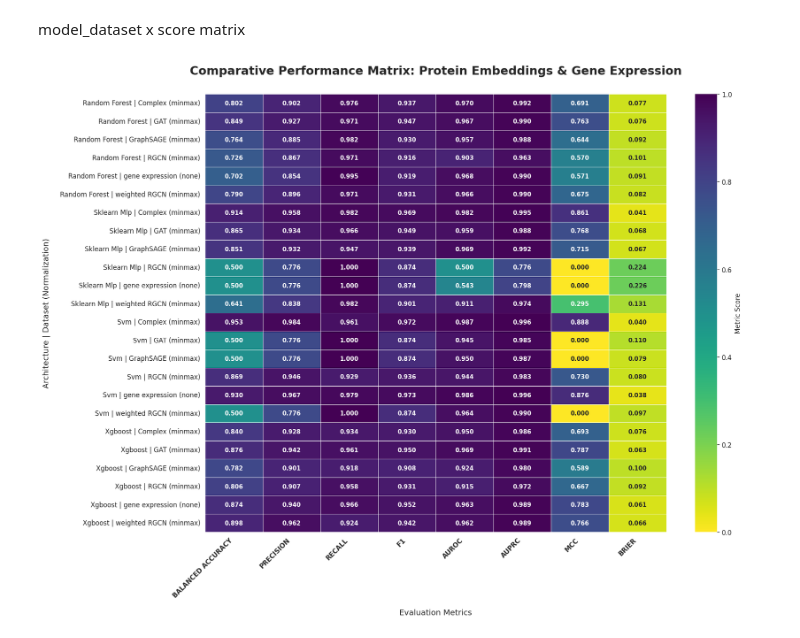
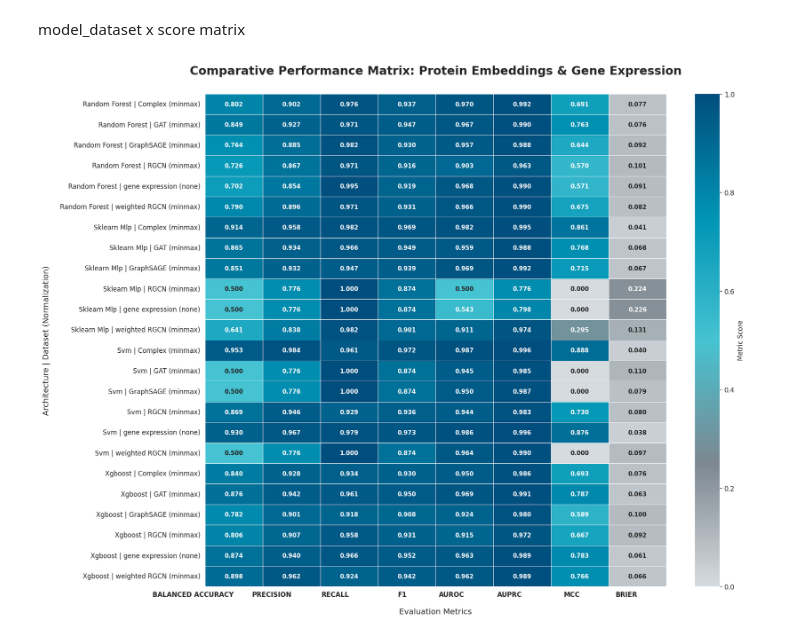
Before and after one commit to yazid-hoblos/GNN-Sepsis, a Jupyter notebook: notebooks/ml/metrics_plots/2_heatmap.ipynb, the cells around one changed output. Cells and saved outputs as stored; diff of their text form; code cells hidden in the pictures.

Commit message:
-- updated heatmap and boxplots

```diff
--- a/notebooks/ml/metrics_plots/2_heatmap.ipynb
+++ b/notebooks/ml/metrics_plots/2_heatmap.ipynb
@@ -133,10 +133,37 @@ from matplotlib.colors import LinearSegmentedColormap
 
 # 1. Custom Color Palette (Inspired by your PMS-2935 Blue / PMS-206 Red)
 # We create a gradient from a light neutral to your deep professional blue
-main_color =  '#004e7d'# (Professional Blue)
-#mid blue color
-mid_color = '#46C3D2'
-cmap = LinearSegmentedColormap.from_list("custom_pms", ["#F8F9F9",mid_color, main_color])
+# main_color =  '#004e7d'# (Professional Blue)
+# #mid blue color
+# mid_color = '#46C3D2'
+# cmap = LinearSegmentedColormap.from_list("custom_pms", ["#F8F9F9",mid_color, main_color])
+
+from matplotlib.colors import LinearSegmentedColormap
+
+# Metric-focused sequential palette (Low → High performance)
+low_color  = "#E8F4F3"
+mid_color  = "#7FCAC3"
+high_color = "#0B525B"
+
+cmap = LinearSegmentedColormap.from_list(
+    "metric_teal",
+    [low_color, mid_color, high_color],
+    N=256
+)
+from matplotlib.colors import LinearSegmentedColormap
+
+cmap = LinearSegmentedColormap.from_list(
+    "paris_saclay_metrics",
+    [
+        "#D6DBDF",  # primary-4 (low)
+        "#7C8790",  # primary-3
+        "#46C3D2",  # secondary-12
+        "#0094B5",  # secondary-11
+        "#004E7D",  # secondary-9 (high)
+    ],
+    N=256
+)
+
 
 # 2. Data Preparation & Label Cleaning
 metrics = ['balanced_accuracy', 'precision', 'recall', 'f1','auroc','auprc','mcc','brier']
@@ -158,36 +185,36 @@ plt.figure(figsize=(16, 12), dpi=120)
 
 sns.set_style("white")
 ax = sns.heatmap(
     heatmap_data,
     annot=True,
-    cmap='viridis_r',
+    cmap=cmap,
     fmt=".3f",
     linewidths=.5,
     cbar_kws={'label': 'Metric Score'},
     annot_kws={"size": 9, "weight": "bold"}
 )
 
 # 4. Professional Styling
 plt.title("Comparative Performance Matrix: Protein Embeddings & Gene Expression",
           fontsize=18, weight='bold', pad=30)
 plt.ylabel("Architecture | Dataset (Normalization)", fontsize=12, labelpad=15)
 plt.xlabel("Evaluation Metrics", fontsize=12, labelpad=15)
 
 # Formatting Metric Labels (X-axis)
 metric_labels = [m.replace('_', ' ').upper() for m in metrics]
-ax.set_xticklabels(metric_labels, rotation=45, ha='right', fontsize=10, weight='bold')
+ax.set_xticklabels(metric_labels, rotation=0, ha='right', fontsize=10, weight='bold')
 
 # Ensure the Y-labels are easy to read
 plt.yticks(rotation=0, fontsize=10)
 
 plt.tight_layout()
 
 # -- save this in ../../../results/figures/metrics/protein_heatmap.png
 plt.savefig('../../../results/figures/metrics/protein_heatmap.png', dpi=120, bbox_inches='tight')
 
 plt.show()
 # %% [output]
-[figure, old version]
+[figure, new version]
 # %%
 # # Define your chosen brand colors
 # brand_gradient = ["#F8F9F9", "#46C3D2", "#0E87C9"]
```
Also changed, not shown: 3 other files.
